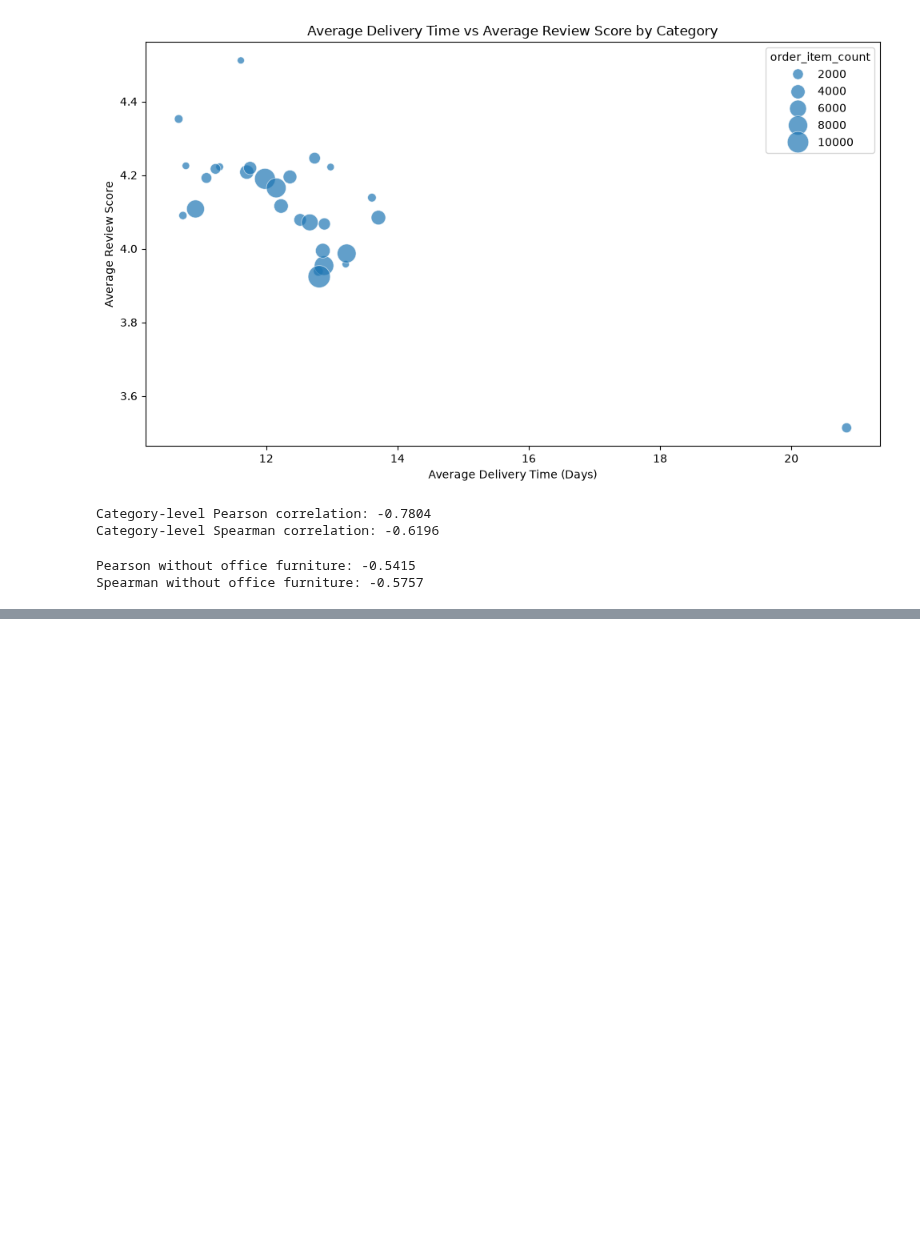
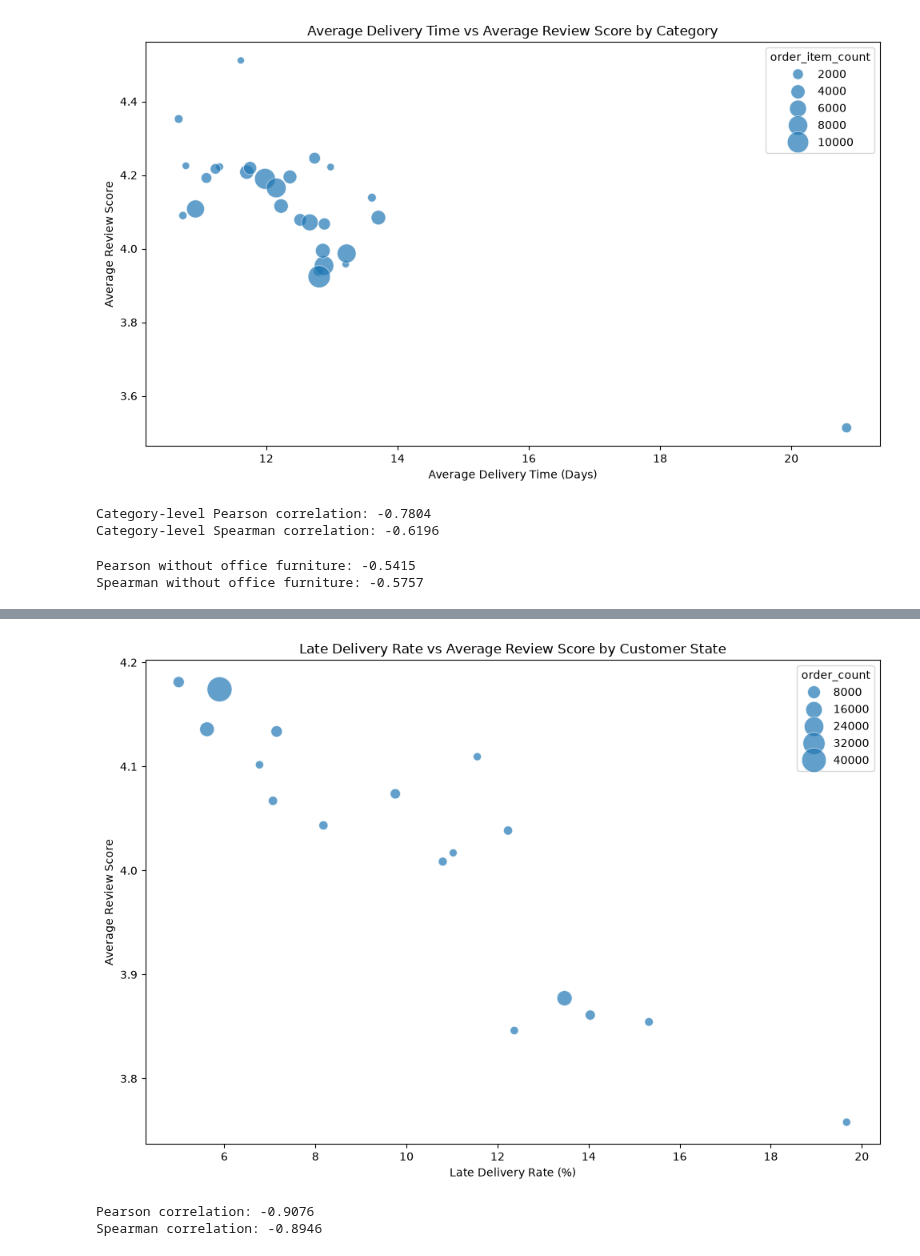
Before and after one commit to kartikeysharma2645/Real-World-Dataset-Analysis, a Jupyter notebook: notebook/real_world_dataset_analysis.ipynb, the cells around one changed output, grey strips where cells are left out. Drawn from its saved outputs; the diff is of its cells as text; code cells hidden in the pictures; blank space fills up the shorter version.

```diff
--- a/notebook/real_world_dataset_analysis.ipynb
+++ b/notebook/real_world_dataset_analysis.ipynb
@@ -1701,0 +1887,50 @@ Spearman without office furniture: -0.5757
+# %%
+# Visualize the relationship between late delivery rate and average review score by customer state using a scatter plot
+plt.figure(figsize=(10, 7))
+
+sns.scatterplot(
+    data=regional_summary_filtered,
+    x="late_delivery_rate",
+    y="average_review_score",
+    size="order_count",
+    sizes=(50, 500),
+    alpha=0.7
+)
+
+plt.title("Late Delivery Rate vs Average Review Score by Customer State")
+plt.xlabel("Late Delivery Rate (%)")
+plt.ylabel("Average Review Score")
+plt.tight_layout()
+plt.show()
+# %% [output]
+[figure, added]
+# %%
+# Calculate the correlation between late delivery rate and average review score by customer state
+regional_pearson = regional_summary_filtered[
+    [
+        "late_delivery_rate",
+        "average_review_score"
+    ]
+].corr(
+    method="pearson"
+).iloc[0, 1]
+
+regional_spearman = regional_summary_filtered[
+    [
+        "late_delivery_rate",
+        "average_review_score"
+    ]
+].corr(
+    method="spearman"
+).iloc[0, 1]
+
+print(
+    f"Pearson correlation: {regional_pearson:.4f}"
+)
+
+print(
+    f"Spearman correlation: {regional_spearman:.4f}"
+)
+# %% [output]
+Pearson correlation: -0.9076
+Spearman correlation: -0.8946
```
Also changed, not shown: parts of 9 cells of this notebook.
